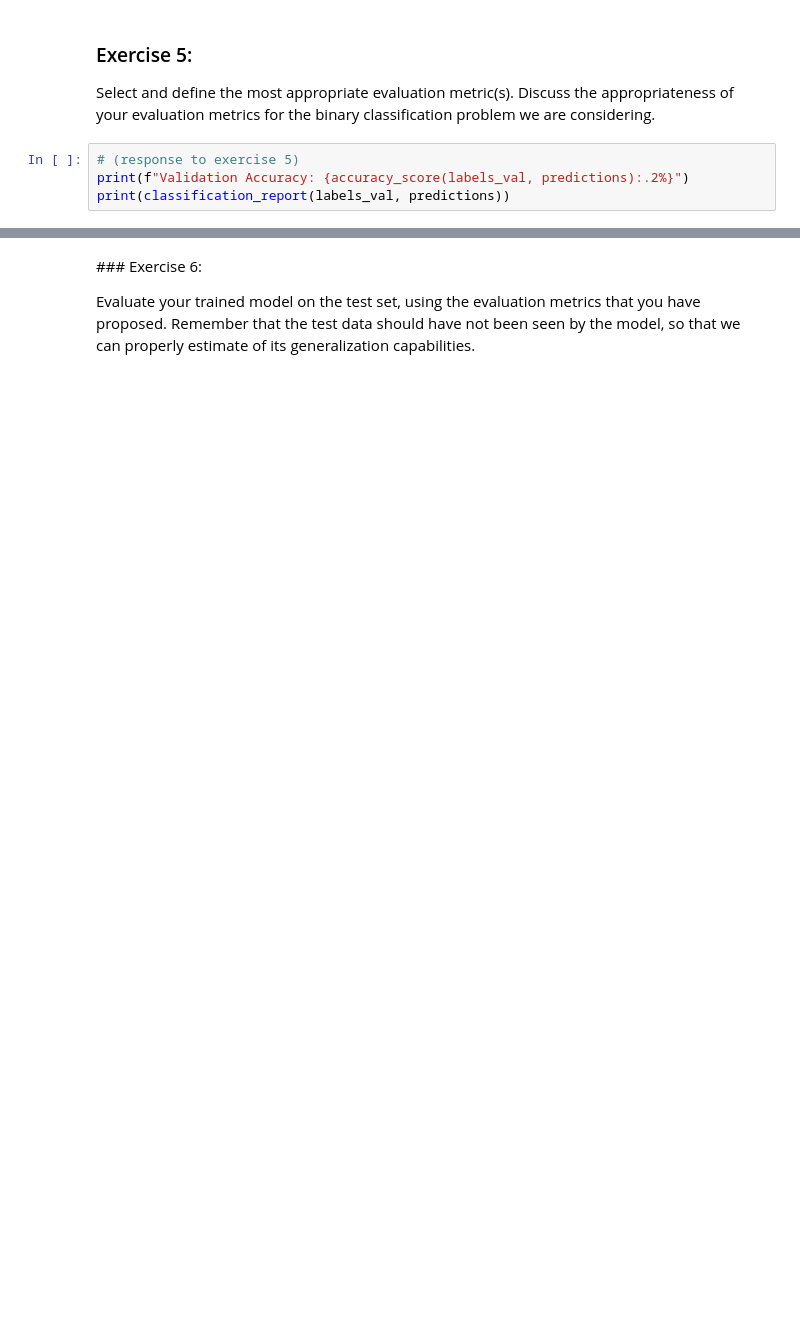
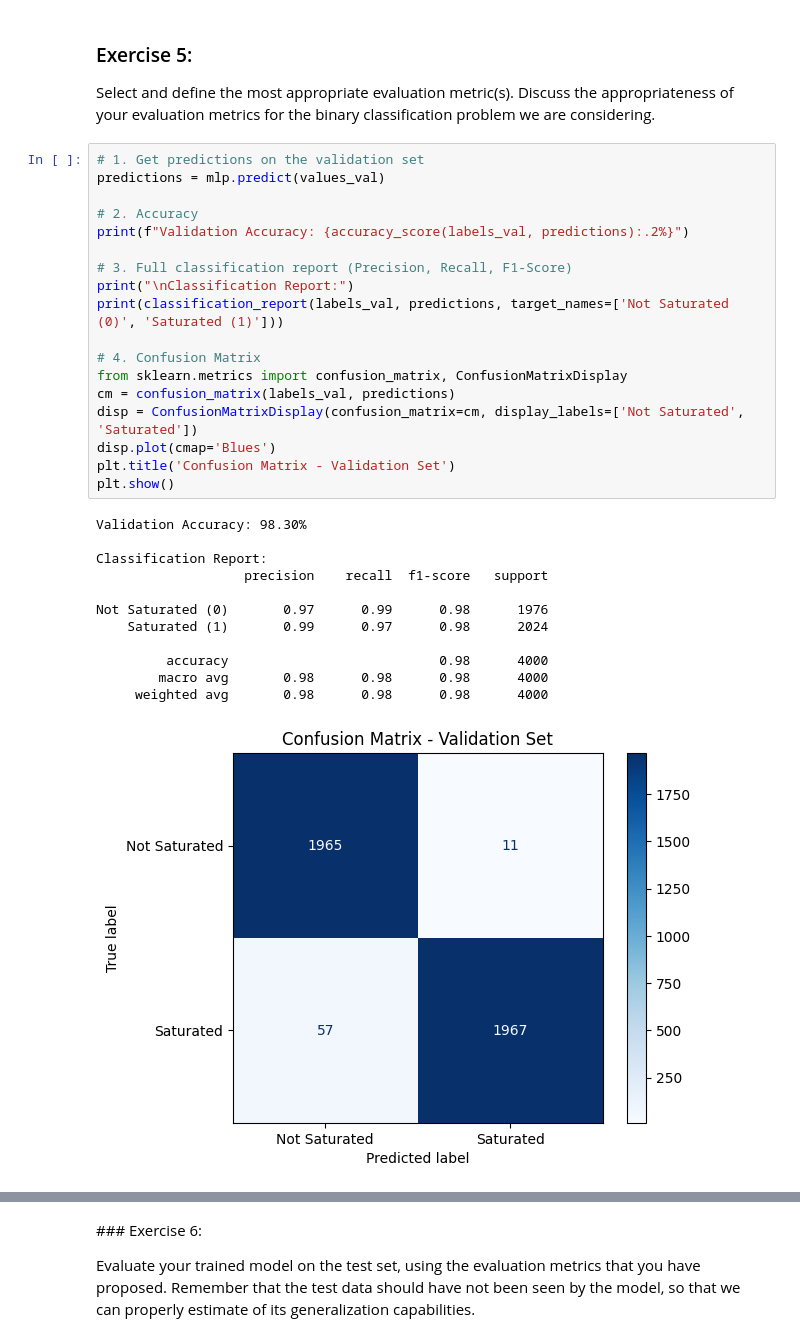
Before and after one commit to alexrogermoya/AAX_Projects, a Jupyter notebook: AAX_Labs/AAX_Lab2/AAX_Lab2.ipynb, the cells around one changed output, grey strips where cells are left out. Cells and saved outputs as stored; diff of their text form; blank space fills up the shorter version.

```diff
--- a/AAX_Labs/AAX_Lab2/AAX_Lab2.ipynb
+++ b/AAX_Labs/AAX_Lab2/AAX_Lab2.ipynb
@@ -244,7 +245,34 @@ plt.show()
 ### Exercise 5:
 
 Select and define the most appropriate evaluation metric(s). Discuss the appropriateness of your evaluation metrics for the binary classification problem we are considering.
-# %%
-# (response to exercise 5)
-print(f"Validation Accuracy: {accuracy_score(labels_val, predictions):.2%}")
-print(classification_report(labels_val, predictions))
+# %%
+# 1. Get predictions on the validation set
+predictions = mlp.predict(values_val)
+
+# 2. Accuracy
+print(f"Validation Accuracy: {accuracy_score(labels_val, predictions):.2%}")
+
+# 3. Full classification report (Precision, Recall, F1-Score)
+print("\nClassification Report:")
+print(classification_report(labels_val, predictions, target_names=['Not Saturated (0)', 'Saturated (1)']))
+
+# 4. Confusion Matrix
+from sklearn.metrics import confusion_matrix, ConfusionMatrixDisplay
+cm = confusion_matrix(labels_val, predictions)
+disp = ConfusionMatrixDisplay(confusion_matrix=cm, display_labels=['Not Saturated', 'Saturated'])
+disp.plot(cmap='Blues')
+plt.title('Confusion Matrix - Validation Set')
+plt.show()
+# %% [output]
+Validation Accuracy: 98.30%
+
+Classification Report:
+                   precision    recall  f1-score   support
+
+Not Saturated (0)       0.97      0.99      0.98      1976
+    Saturated (1)       0.99      0.97      0.98      2024
+
+         accuracy                           0.98      4000
+        macro avg       0.98      0.98      0.98      4000
+     weighted avg       0.98      0.98      0.98      4000
+[figure, added]
```
Also changed, not shown: parts of 8 cells of this notebook.
